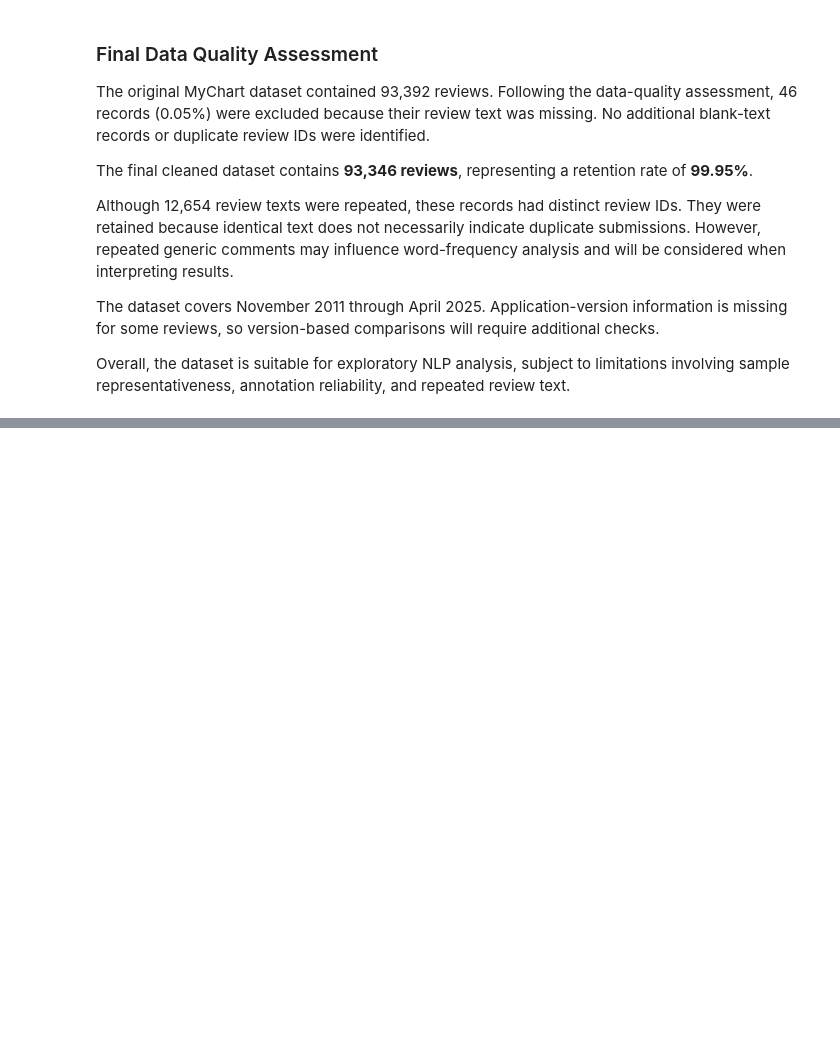
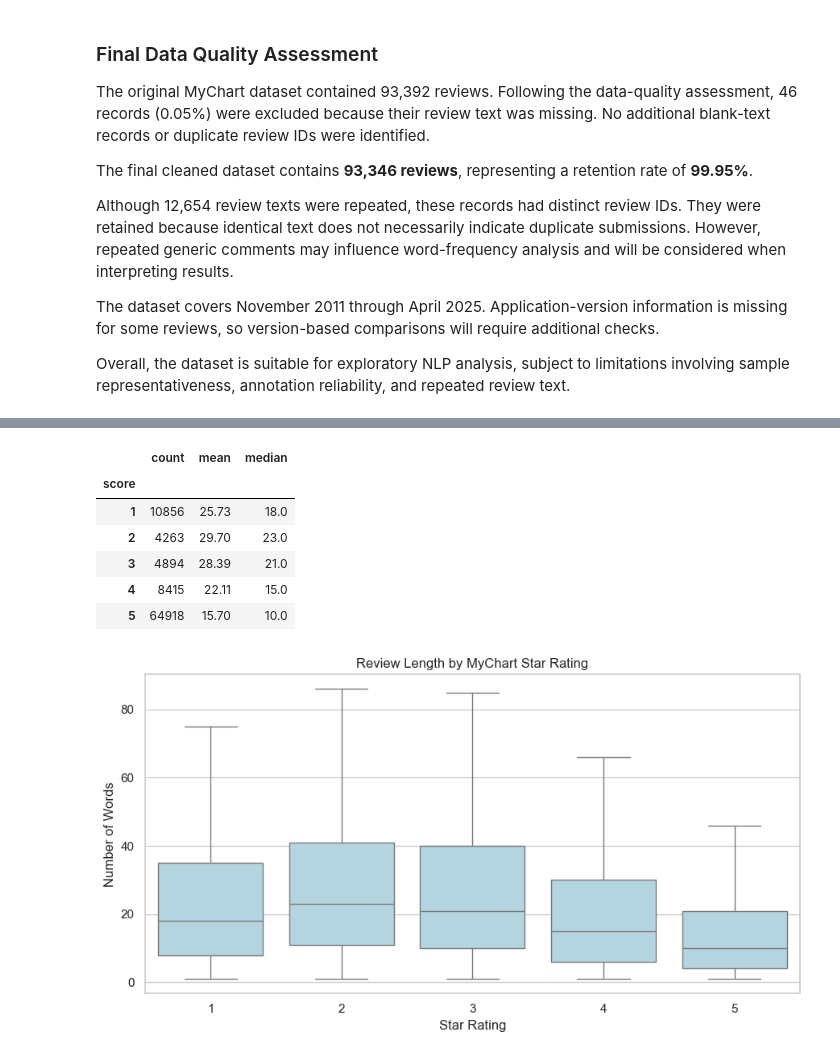
Before and after one commit to sahaiml149/HealthTrust-Watch, a Jupyter notebook: notebooks/ProjectphaseII.ipynb, the cells around one changed output, grey strips where cells are left out. Saved outputs shown, nothing was run; the diff lists cells and outputs as text; code cells hidden in the pictures; blank space fills up the shorter version.

```diff
--- a/notebooks/ProjectphaseII.ipynb
+++ b/notebooks/ProjectphaseII.ipynb
@@ -298,0 +412,34 @@ Overall, the dataset is suitable for exploratory NLP analysis, subject to limita
+# %%
+length_by_rating = (
+    mychart_clean
+    .groupby("score")["review_length_words"]
+    .agg(["count", "mean", "median"])
+    .round(2)
+)
+
+display(length_by_rating)
+
+plt.figure(figsize=(9, 5))
+
+sns.boxplot(
+    data=mychart_clean,
+    x="score",
+    y="review_length_words",
+    color="lightblue",
+    showfliers=False
+)
+
+plt.title("Review Length by MyChart Star Rating")
+plt.xlabel("Star Rating")
+plt.ylabel("Number of Words")
+plt.tight_layout()
+plt.show()
+# %% [output]
+|  | count | mean | median |
+| score |  |  |  |
+| 1 | 10856 | 25.73 | 18.0 |
+| 2 | 4263 | 29.70 | 23.0 |
+| 3 | 4894 | 28.39 | 21.0 |
+| 4 | 8415 | 22.11 | 15.0 |
+| 5 | 64918 | 15.70 | 10.0 |
+[figure, added]
```
Also changed, not shown: parts of 4 cells of this notebook.
